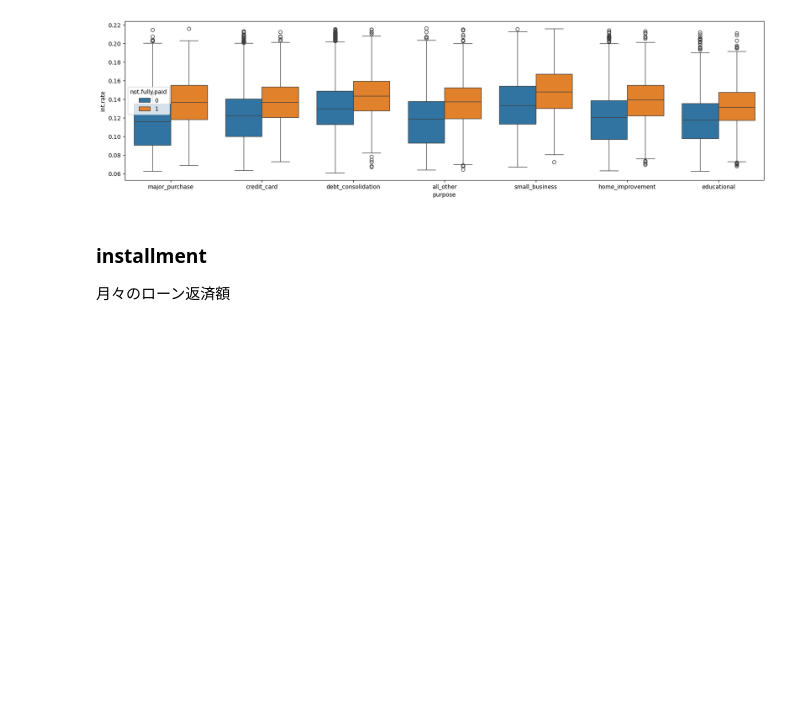
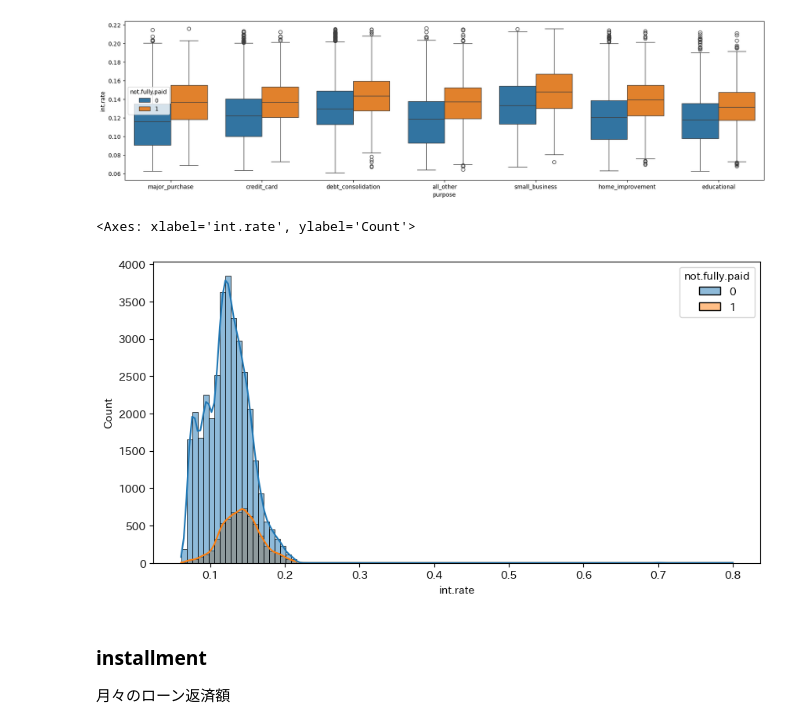
Before and after one commit to christian6022/MUFJ_Basic_Camp2024, a Jupyter notebook: src/20240801_eda.ipynb, the cells around one changed output. Saved outputs shown, nothing was run; the diff lists cells and outputs as text; code cells hidden in the pictures; blank space fills up the shorter version.

```diff
--- a/src/eda.ipynb
+++ b/src/20240801_eda.ipynb
@@ -173,6 +173,15 @@ sns.boxplot(data=tmp, y="int.rate", x="purpose", hue="not.fully.paid")
 plt.show()
 # %% [output]
 [figure]
+# %%
+"""金利のヒストグラム"""
+
+plt.figure(figsize=(10, 5))
+
+sns.histplot(data=train_df, x="int.rate", kde=True, bins=100, hue="not.fully.paid")
+# %% [output]
+<Axes: xlabel='int.rate', ylabel='Count'>
+[figure, added]
 # %% [markdown]
 ### installment
 月々のローン返済額
```
Also changed, not shown: parts of 27 cells of this notebook, 11 other files.
